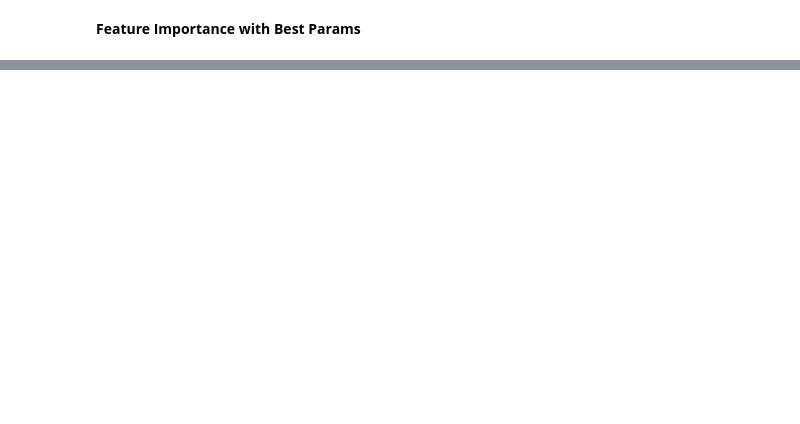
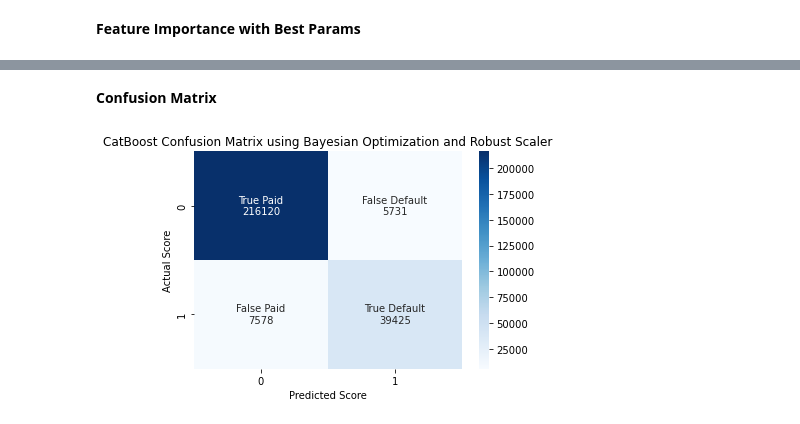
Before and after one commit to mitchellramsey/sba-hra-analysis, a Jupyter notebook: models/4.3_modeling_catboost_mr_2022_0421.ipynb, the cells around one changed output, grey strips where cells are left out. Cells and saved outputs as stored; diff of their text form; code cells hidden in the pictures; blank space fills up the shorter version.

```diff
--- a/models/4.3_modeling_catboost_mr_2022_0421.ipynb
+++ b/models/4.3_modeling_catboost_mr_2022_0421.ipynb
@@ -244,0 +400,11 @@ model_results, best_model_params = appendModelingResults(model_results, best_mod
+# %%
+mod_info = {
+    'model': 'CatBoost',
+    'method': 'Bayesian Optimization',
+    'scaler': 'Robust'
+}
+# %%
+cbc_bo_rs_params = bestBayesCatboostModel(CatBoostClassifier, X_train_rs, y_train_rs, integer_grid, search_space)
+# %%
+cbc_bo_rs_mod1 = CatBoostClassifier(**cbc_bo_rs_params, random_state=42, verbose=0)
+y_pred = createModel(cbc_bo_rs_mod1, X_train_rs, y_train_rs, X_test_rs)
@@ -244,0 +433,6 @@ model_results, best_model_params = appendModelingResults(model_results, best_mod
+# %% [markdown]
+**Confusion Matrix**
+# %%
+matrix = createConfusionMatrix(y_test_rs, y_pred, mod_info)
+# %% [output]
+[figure, added]
```
Also changed, not shown: parts of 94 cells of this notebook, 4 other files.
